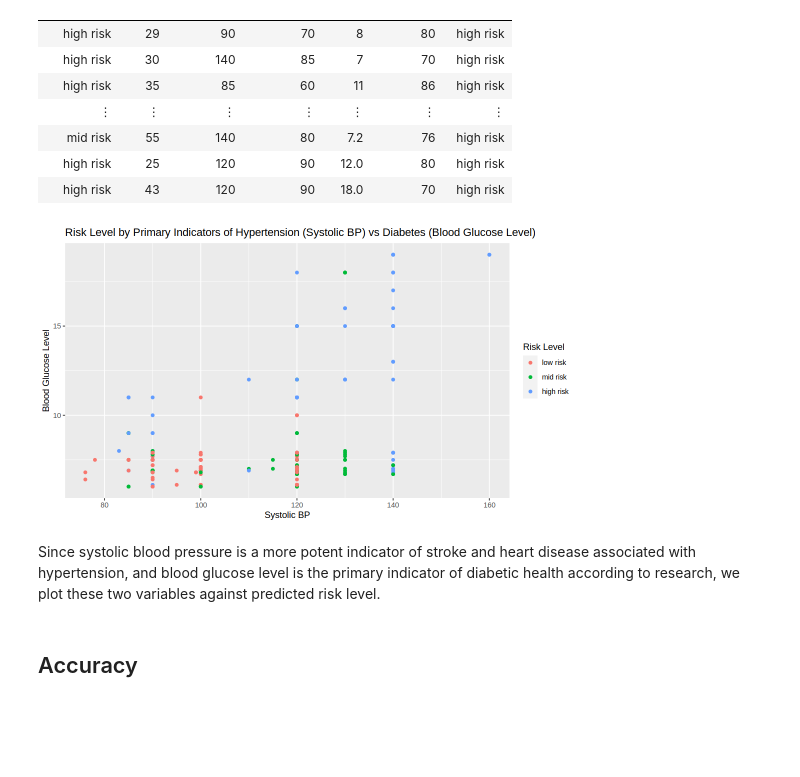
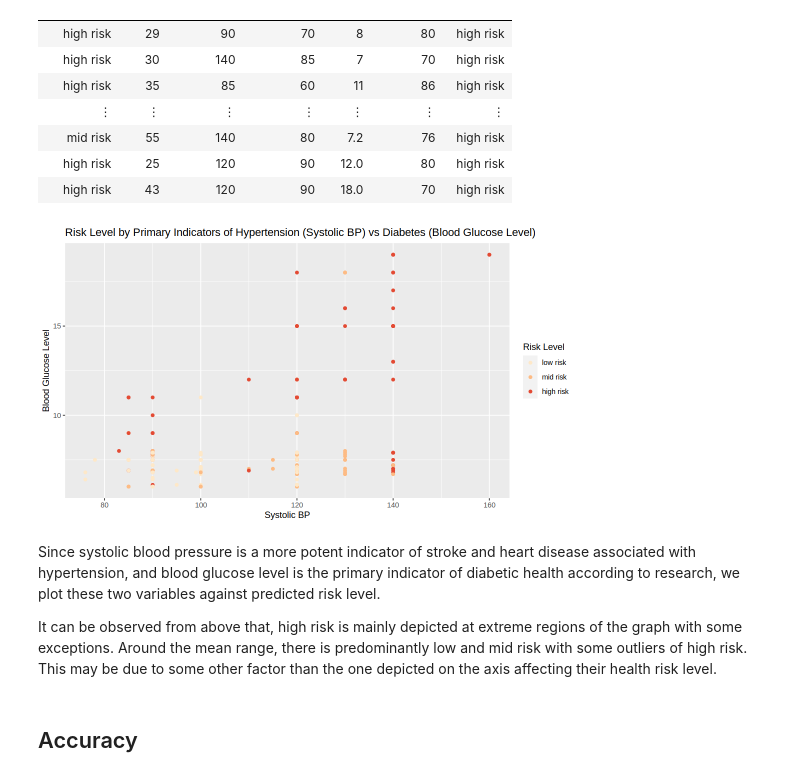
Before and after one commit to aaronardenma/Maternal-Health-Risk-Classifier-Model, a Jupyter notebook: Group_Report.ipynb, the cells around one changed output. Drawn from its saved outputs; the diff is of its cells as text; code cells hidden in the pictures; blank space fills up the shorter version.

Commit message:
Graph colour and description

```diff
--- a/Group_Report.ipynb
+++ b/Group_Report.ipynb
@@ -283,16 +271,19 @@ A tibble: 254 × 7
 # %%
 options(repr.plot.width = 9, repr.plot.height = 5)
 
 health_pred_plot <- health_pred_k2 |>
     ggplot(aes(x = SystolicBP, y=BS, color = .pred_class)) +
     geom_point() +
     labs(x="Systolic BP", y= "Blood Glucose Level", color= "Risk Level")+
-    ggtitle("Risk Level by Primary Indicators of Hypertension (Systolic BP) vs Diabetes (Blood Glucose Level)")
+    ggtitle("Risk Level by Primary Indicators of Hypertension (Systolic BP) vs Diabetes (Blood Glucose Level)")+
+    scale_color_brewer(palette = "OrRd")
 health_pred_plot
 # %% [output]
-[figure, old version]
+[figure, new version]
 # %% [markdown]
 Since systolic blood pressure is a more potent indicator of stroke and heart disease associated with hypertension, and blood glucose level is the primary indicator of diabetic health according to research, we plot these two variables against predicted risk level.
+
+It can be observed from above that, high risk is mainly depicted at extreme regions of the graph with some exceptions. Around the mean range, there is predominantly low and mid risk with some outliers of high risk. This may be due to some other factor than the one depicted on the axis affecting their health risk level.
 # %% [markdown]
 ## Accuracy
 # %%
```
Also changed, not shown: parts of 1 cell of this notebook.
